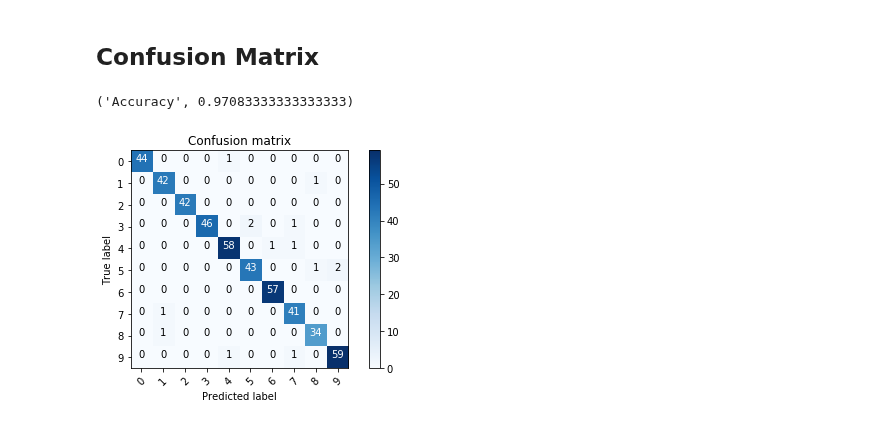
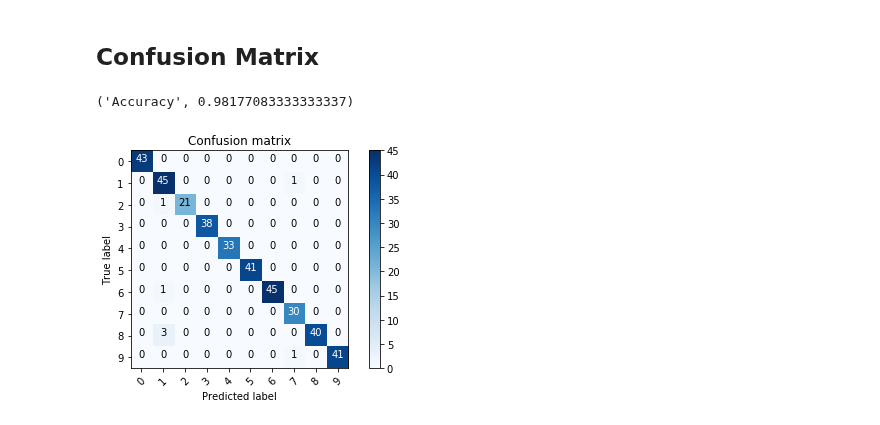
Before and after one commit to jsmienk/IML, a Jupyter notebook: notebooks/preprocessing_tryouts.ipynb, the cells around one changed output. Cells and saved outputs as stored; diff of their text form; code cells hidden in the pictures.

```diff
--- a/notebooks/preprocessing_tryouts.ipynb
+++ b/notebooks/preprocessing_tryouts.ipynb
@@ -215,12 +219,12 @@ print('Top:', top_rf)
 # SVM
 from sklearn import svm
 
-ITERS = 100
+ITERS = 300
 scores = np.zeros((ITERS))
 for i in range(ITERS):
-    print i, '/', ITERS - 1
-    X_train, X_test, Y_train, Y_test = split(scaled_v6, .25)
-    svc = svm.SVC(kernel='rbf', C=3.0, gamma=0.2)
+#     print i, '/', ITERS - 1
+    X_train, X_test, Y_train, Y_test = split(scaled_v6, .1)
+    svc = svm.SVC(kernel='rbf', C=3.8, gamma=0.1)
     svc.fit(X_train, Y_train)
     scores[i] = svc.score(X_test, Y_test)
 
@@ -282,11 +268,11 @@ print X_train_test.shape, X_validation.shape, Y_train_test.shape, Y_validation.s
 (1728, 55) (192, 55) (1728,) (192,)
 # %%
 # Testing on train/test data
-svc = svm.SVC(kernel='rbf', C=2.8, gamma=0.1)
+svc = svm.SVC(kernel='rbf', C=3.8, gamma=0.2)
 
 FOLDS = 10
 for i in range(FOLDS):
-    X_train, X_test, Y_train, Y_test = train_test_split(X_train_test, Y_train_test, test_size=.25)
+    X_train, X_test, Y_train, Y_test = train_test_split(X_train_test, Y_train_test, test_size=.20)
     svc.fit(X_train, Y_train)
     print 'Score ', i, ':', svc.score(X_test, Y_test)
 
@@ -487,8 +537,8 @@ results_df[['rank', 'classifier', 'options', 'dataset', 'score']].to_csv('../cla
 from sklearn.metrics import confusion_matrix
 import itertools
 
-best = svm.SVC(kernel='rbf', C=3.0, gamma=0.2)
-X_train, X_test, Y_train, Y_test = split(scaled_v6, .25)
+best = svm.SVC(kernel='rbf', C=3.8, gamma=0.1)
+X_train, X_test, Y_train, Y_test = split(scaled_v6, .20)
 Y_pred = best.fit(X_train, Y_train).predict(X_test)
 
 def plot_confusion_matrix(cm, classes):
@@ -496,32 +546,32 @@ def plot_confusion_matrix(cm, classes):
     plt.imshow(cm, interpolation='nearest', cmap=plt.cm.Blues)
     plt.title('Confusion matrix')
     plt.colorbar()
     tick_marks = np.arange(len(classes))
     plt.xticks(tick_marks, classes, rotation=45)
     plt.yticks(tick_marks, classes)
 
     fmt = 'd'
     thresh = cm.max() / 2.
     for i, j in itertools.product(range(cm.shape[0]), range(cm.shape[1])):
         plt.text(j, i, format(cm[i, j], fmt),
                  horizontalalignment="center",
                  color="white" if cm[i, j] > thresh else "black")
 
     plt.ylabel('True label')
     plt.xlabel('Predicted label')
     plt.tight_layout()
 
 # Compute confusion matrix
 cnf_matrix = confusion_matrix(Y_test, Y_pred)
 np.set_printoptions(precision=2)
 
 # Plot non-normalized confusion matrix
 plt.figure()
 
 print('Accuracy', best.score(X_test, Y_test))
 plot_confusion_matrix(cnf_matrix, classes=range(0,10))
 
 plt.show()
 # %% [output]
-('Accuracy', 0.97083333333333333)
+('Accuracy', 0.98177083333333337)
-[figure, old version]
+[figure, new version]
```
Also changed, not shown: parts of 9 cells of this notebook, 4 other files.
